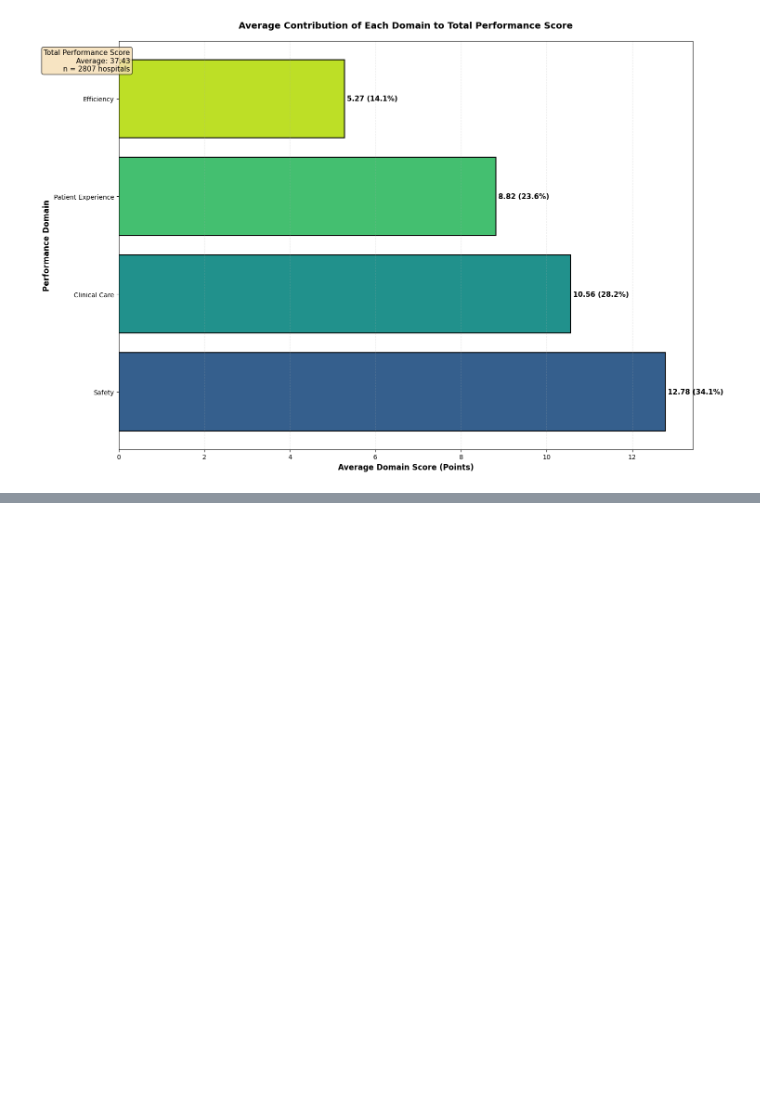
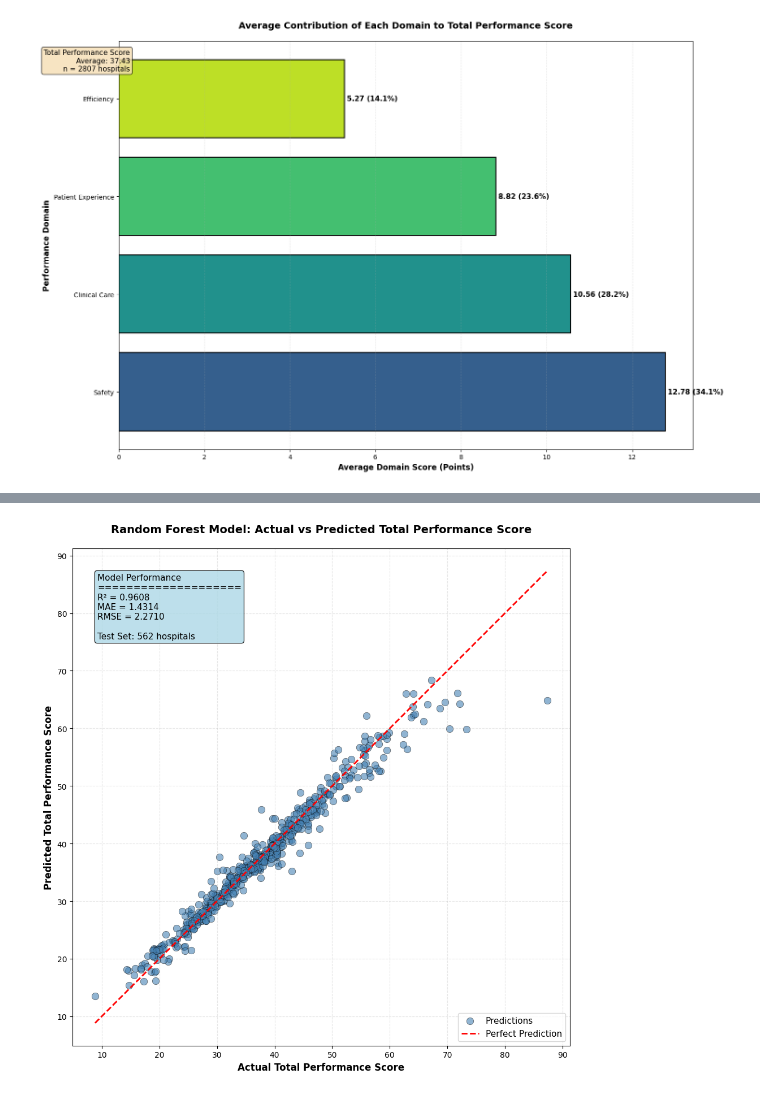
Before and after one commit to 4uroraL1g/HTM737-homework-an, a Jupyter notebook: final_report/report.ipynb, the cells around one changed output, grey strips where cells are left out. Cells and saved outputs as stored; diff of their text form; code cells hidden in the pictures; blank space fills up the shorter version.

```diff
--- a/final_report/report.ipynb
+++ b/final_report/report.ipynb
@@ -723,0 +1111,69 @@ Efficiency          : Avg =   5.27, Contribution = 14.09%, Std =  7.03
+# %%
+# Create Actual vs Predicted scatter plot
+fig, ax = plt.subplots(figsize=(10, 10))
+
+# Scatter plot
+ax.scatter(y_test, y_pred,
+          alpha=0.6,
+          s=80,
+          color='steelblue',
+          edgecolors='black',
+          linewidth=0.5,
+          label='Predictions')
+
+# Add perfect prediction line (45-degree line)
+min_val = min(y_test.min(), y_pred.min())
+max_val = max(y_test.max(), y_pred.max())
+ax.plot([min_val, max_val], [min_val, max_val],
+        'r--', linewidth=2, label='Perfect Prediction')
+
+# Calculate residuals for visualization
+residuals = y_test - y_pred
+
+# Labels and title
+ax.set_xlabel('Actual Total Performance Score', fontsize=12, fontweight='bold')
+ax.set_ylabel('Predicted Total Performance Score', fontsize=12, fontweight='bold')
+ax.set_title('Random Forest Model: Actual vs Predicted Total Performance Score',
+            fontsize=14, fontweight='bold', pad=20)
+
+# Add performance metrics text box (top left)
+info_text = f'Model Performance\n' + '='*20 + f'\nR² = {r2:.4f}\nMAE = {mae:.4f}\nRMSE = {rmse:.4f}\n\nTest Set: {len(y_test)} hospitals'
+ax.text(0.05, 0.95, info_text,
+        transform=ax.transAxes,
+        fontsize=11,
+        verticalalignment='top',
+        horizontalalignment='left',
+        bbox=dict(boxstyle='round', facecolor='lightblue', alpha=0.8))
+
+# Add grid
+ax.grid(True, alpha=0.3, linestyle='--')
+
+# Legend
+ax.legend(loc='lower right', fontsize=11)
+
+# Make it square
+ax.set_aspect('equal', adjustable='box')
+
+plt.tight_layout()
+plt.savefig('actual_vs_predicted.png', dpi=300)
+plt.show()
+
+# Additional analysis
+print("\nPrediction Analysis:")
+print("="*80)
+print(f"\nActual TPS range: {y_test.min():.2f} to {y_test.max():.2f}")
+print(f"Predicted TPS range: {y_pred.min():.2f} to {y_pred.max():.2f}")
+print(f"\nMean actual TPS: {y_test.mean():.2f}")
+print(f"Mean predicted TPS: {y_pred.mean():.2f}")
+
+# Find best and worst predictions
+residuals_abs = np.abs(residuals)
+best_idx = residuals_abs.argmin()
+worst_idx = residuals_abs.argmax()
+
+print(f"\nBest prediction:")
+print(f"  Actual: {y_test.iloc[best_idx]:.2f}, Predicted: {y_pred[best_idx]:.2f}, Error: {residuals.iloc[best_idx]:.2f}")
+print(f"\nWorst prediction:")
+print(f"  Actual: {y_test.iloc[worst_idx]:.2f}, Predicted: {y_pred[worst_idx]:.2f}, Error: {residuals.iloc[worst_idx]:.2f}")
+# %% [output]
+[figure, added]
```
Also changed, not shown: parts of 10 cells of this notebook, 6 other files.
